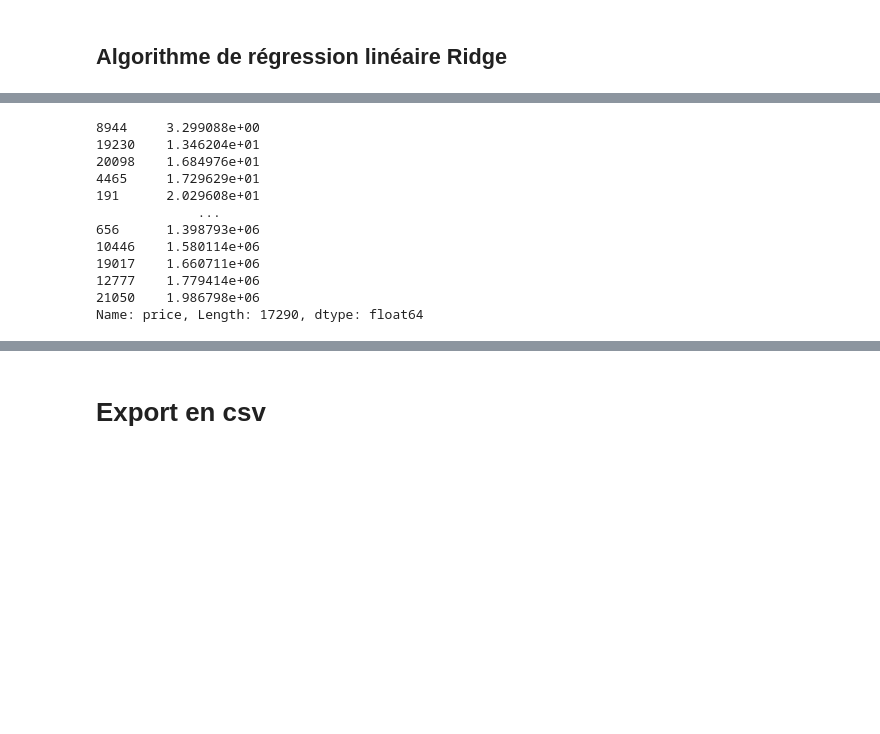
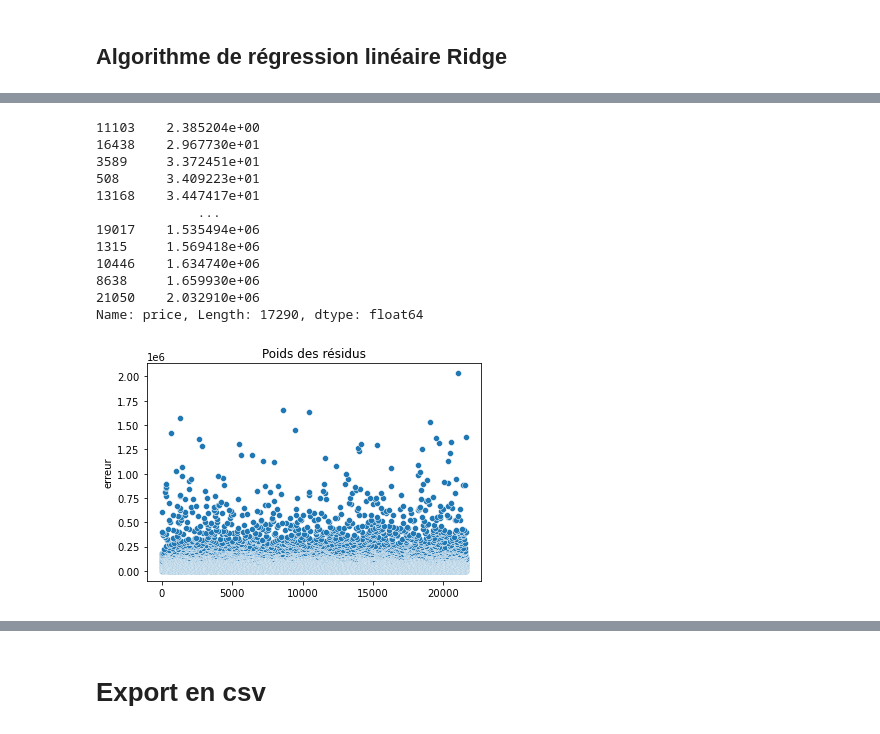
Before and after one commit to StevenDelval/application_pr-diction_prix_maison, a Jupyter notebook: data_modelisation.ipynb, the cells around one changed output, grey strips where cells are left out. Cells and saved outputs as stored; diff of their text form; code cells hidden in the pictures; blank space fills up the shorter version.

```diff
--- a/data_modelisation.ipynb
+++ b/data_modelisation.ipynb
@@ -86,18 +87,18 @@ modelRid.score(X_test,y_test)
 # %%
 y_pred = modelRid.predict(X_train)
 # %%
-rest = (y_pred - y_train).abs().sort_values()
-print(rest)
+residual = (y_pred - y_train).abs().sort_values()
+print(residual)
 # %% [output]
-8944     3.299088e+00
-19230    1.346204e+01
-20098    1.684976e+01
-4465     1.729629e+01
-191      2.029608e+01
+11103    2.385204e+00
+16438    2.967730e+01
+3589     3.372451e+01
+508      3.409223e+01
+13168    3.447417e+01
              ...
-656      1.398793e+06
-10446    1.580114e+06
-19017    1.660711e+06
-12777    1.779414e+06
-21050    1.986798e+06
+19017    1.535494e+06
+1315     1.569418e+06
+10446    1.634740e+06
+8638     1.659930e+06
+21050    2.032910e+06
 Name: price, Length: 17290, dtype: float64
@@ -105,0 +105,7 @@ to_drop = rest[rest > 950000].index
+# %%
+sns.scatterplot(residual.index, residual)
+plt.title('Poids des résidus')
+plt.ylabel('erreur')
+plt.show()
+# %% [output]
+[figure, added]
```
Also changed, not shown: parts of 9 cells of this notebook, 5 other files.
